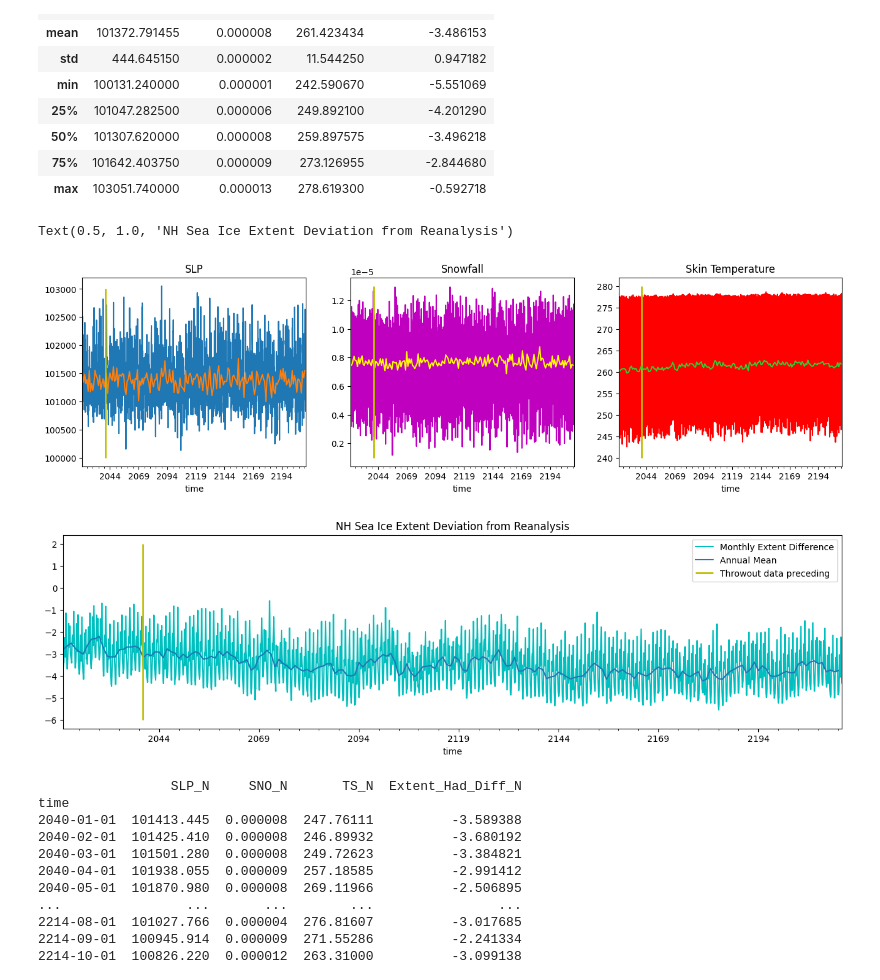
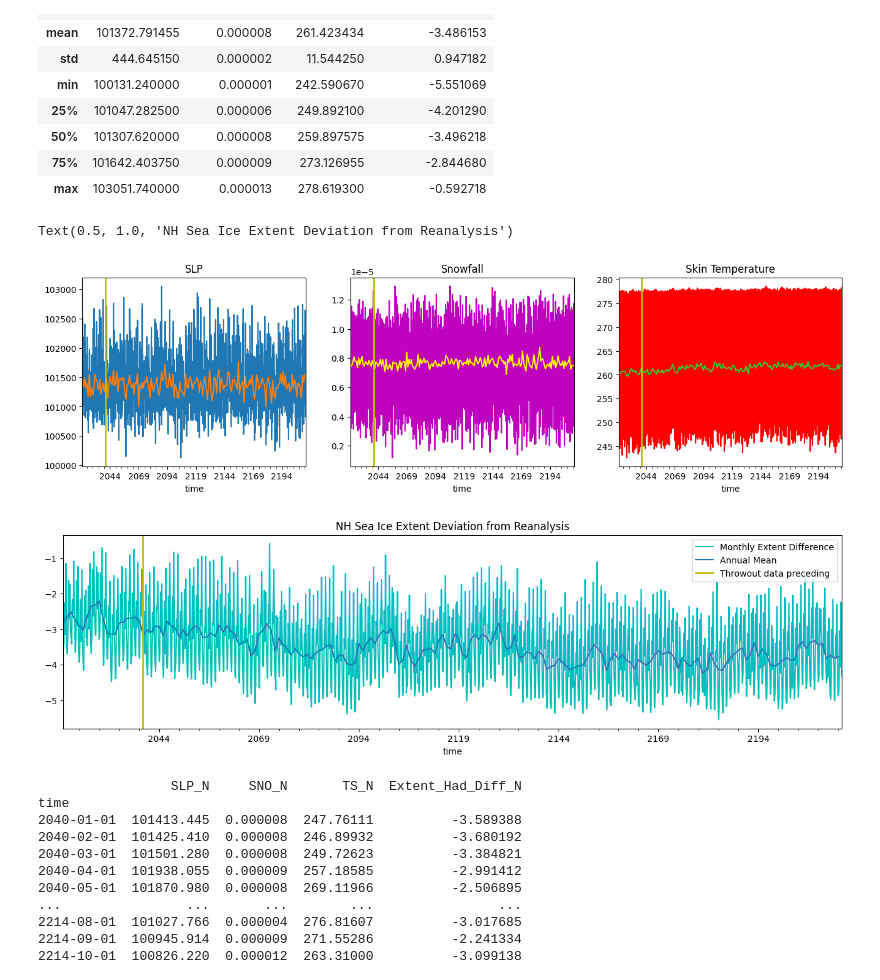
Before and after one commit to hannahzafar/UMDAOSC650, a Jupyter notebook: FinalProject_Zafar.ipynb, the cells around one changed output. Saved outputs shown, nothing was run; the diff lists cells and outputs as text; code cells hidden in the pictures.

```diff
--- a/FinalProject_Zafar.ipynb
+++ b/FinalProject_Zafar.ipynb
@@ -54,32 +54,32 @@ dataset.describe()
 # %%
 
 fig, ax = plt.subplots(1,3,figsize=(16,4))
 
 dataset["SLP_N"].plot(ax=ax[0])
 dataset["SLP_N"].groupby(pd.Grouper(freq='1Y')).mean().plot(ax=ax[0],label='Annual Mean')
-ax[0].vlines(dt.date(2040,1,1),1e5,1.03e5,colors='y',linewidth=2)
 ax[0].set_title('SLP')
 
 dataset["SNO_N"].plot(ax=ax[1],c='m')
 dataset["SNO_N"].groupby(pd.Grouper(freq='1Y')).mean().plot(ax=ax[1],label='Annual Mean',c='yellow')
-ax[1].vlines(dt.date(2040,1,1),0.1e-5,1.3e-5,colors='y',linewidth=2)
 ax[1].set_title('Snowfall')
 
 dataset["TS_N"].plot(ax=ax[2],c='r')
-ax[2].vlines(dt.date(2040,1,1),240,280,colors='y',linewidth=2)
 dataset["TS_N"].groupby(pd.Grouper(freq='1Y')).mean().plot(ax=ax[2],label='Annual Mean',c='limegreen')
 ax[2].set_title('Skin Temperature')
+
+for axis in ax:
+  axis.axvline(dt.date(2040,1,1),color='y',lw=2)
 
 fig, ax = plt.subplots(1,1,figsize=(16,4))
 dataset["Extent_Had_Diff_N"].plot(ax=ax,c='c',label='Monthly Extent Difference')
 dataset["Extent_Had_Diff_N"].groupby(pd.Grouper(freq='1Y')).mean().plot(ax=ax,label='Annual Mean')
-ax.vlines(dt.date(2040,1,1),-6,2,colors='y',linewidth=2, label='Throwout data preceding')
+ax.axvline(dt.date(2040,1,1),color='y',lw=2, label='Throwout data preceding')
 plt.legend()
 ax.set_title('NH Sea Ice Extent Deviation from Reanalysis')
 # %% [output]
 Text(0.5, 1.0, 'NH Sea Ice Extent Deviation from Reanalysis')
-[figure, old version]
+[figure, new version]
-[figure, old version]
+[figure, new version]
 # %%
 # Drop data
 # (Already dropped first 5 years prior to upload, but will drop another 20 for model to reach error saturation based on above plots):
```
Also changed, not shown: parts of 4 cells of this notebook.
